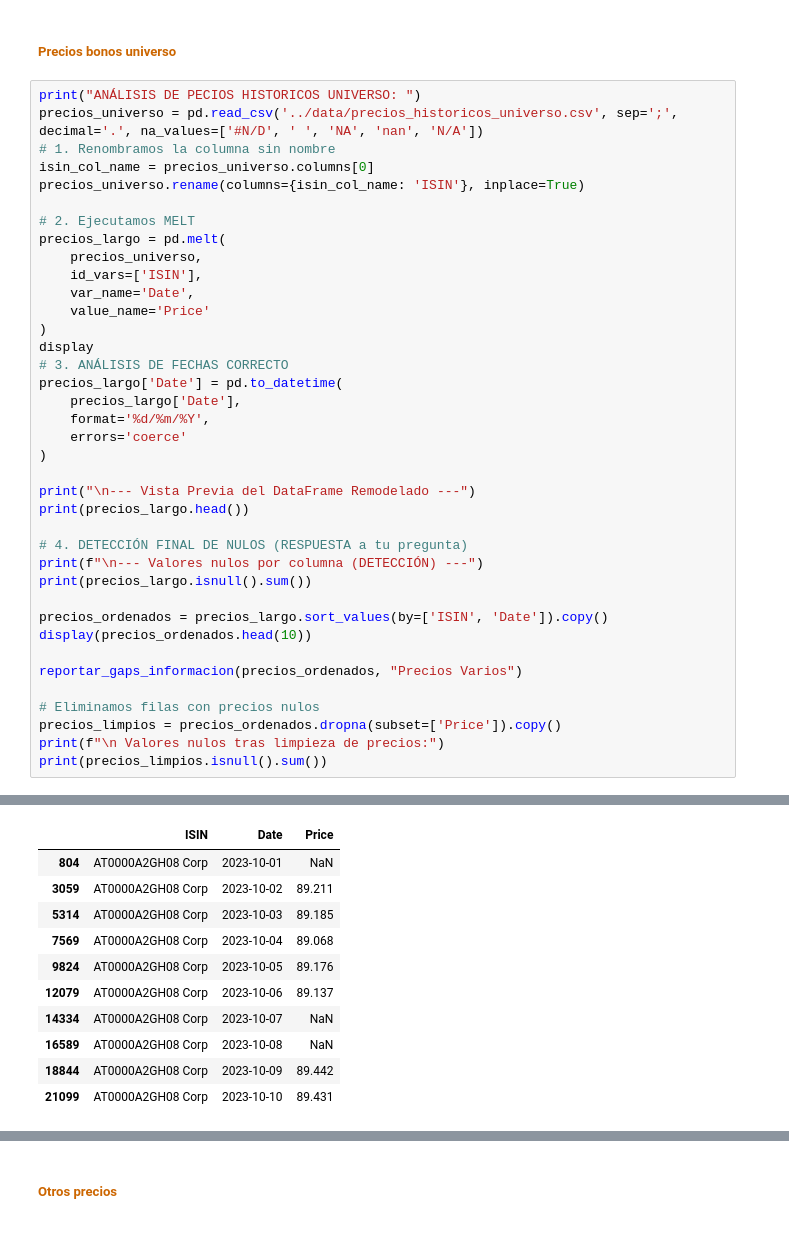
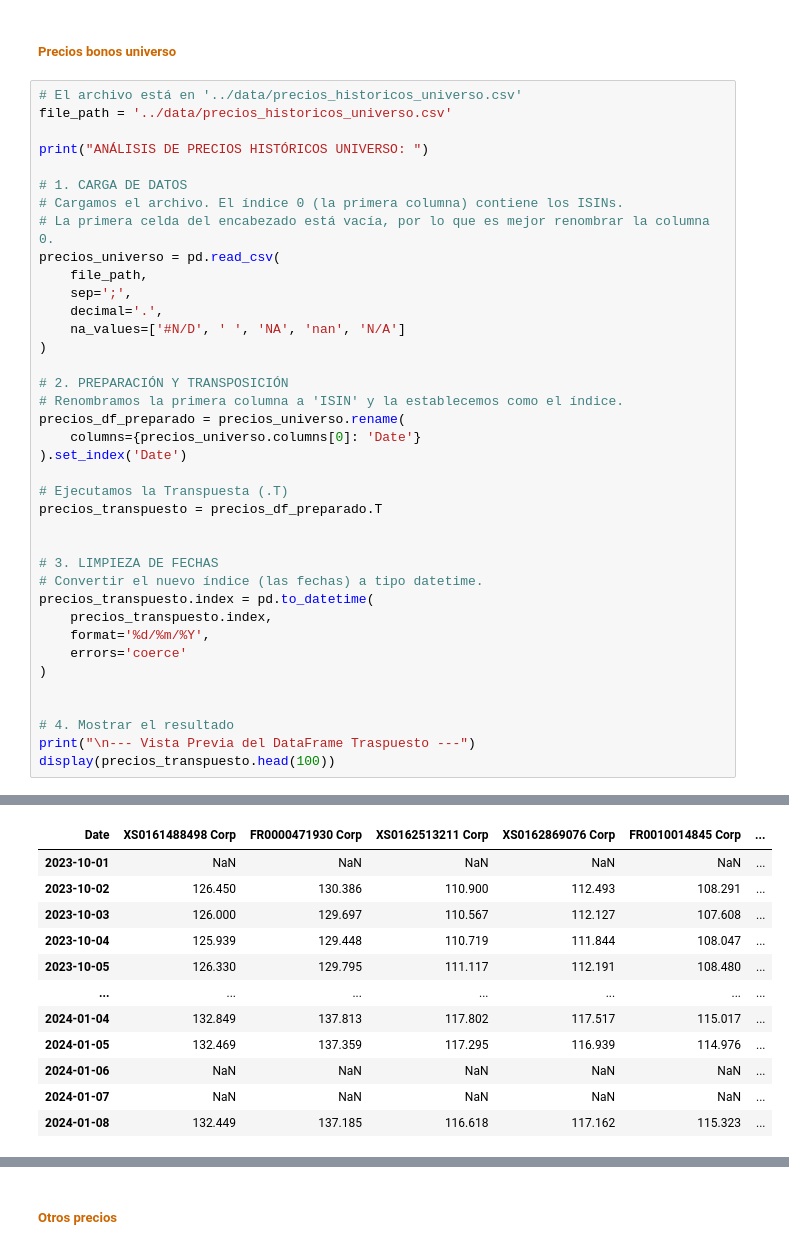
Before and after one commit to Romequinco/TAREA_RENTA_FIJA_1, a Jupyter notebook: src/TallerRF_AnálisisCartera_Enunciado_Josep.ipynb, the cells around one changed output, grey strips where cells are left out. Saved outputs shown, nothing was run; the diff lists cells and outputs as text.

```diff
--- a/src/TallerRF_AnálisisCartera_Enunciado_Josep.ipynb
+++ b/src/TallerRF_AnálisisCartera_Enunciado_Josep.ipynb
@@ -953,41 +953,41 @@ En esta sección, analizamos el resto de ficheros para ver qué información ten
 # %% [markdown]
 ##### <font color=#CC6600>Precios bonos universo</font>
 # %%
-print("ANÁLISIS DE PECIOS HISTORICOS UNIVERSO: ")
-precios_universo = pd.read_csv('../data/precios_historicos_universo.csv', sep=';', decimal='.', na_values=['#N/D', ' ', 'NA', 'nan', 'N/A'])
-# 1. Renombramos la columna sin nombre
-isin_col_name = precios_universo.columns[0]
-precios_universo.rename(columns={isin_col_name: 'ISIN'}, inplace=True)
+# El archivo está en '../data/precios_historicos_universo.csv'
+file_path = '../data/precios_historicos_universo.csv'
 
-# 2. Ejecutamos MELT
-precios_largo = pd.melt(
-    precios_universo,
-    id_vars=['ISIN'],
-    var_name='Date',
-    value_name='Price'
+print("ANÁLISIS DE PRECIOS HISTÓRICOS UNIVERSO: ")
+
+# 1. CARGA DE DATOS
+# Cargamos el archivo. El índice 0 (la primera columna) contiene los ISINs.
+# La primera celda del encabezado está vacía, por lo que es mejor renombrar la columna 0.
+precios_universo = pd.read_csv(
+    file_path,
+    sep=';',
+    decimal='.',
+    na_values=['#N/D', ' ', 'NA', 'nan', 'N/A']
 )
-display
-# 3. ANÁLISIS DE FECHAS CORRECTO
-precios_largo['Date'] = pd.to_datetime(
-    precios_largo['Date'],
+
+# 2. PREPARACIÓN Y TRANSPOSICIÓN
+# Renombramos la primera columna a 'ISIN' y la establecemos como el índice.
+precios_df_preparado = precios_universo.rename(
+    columns={precios_universo.columns[0]: 'Date'}
+).set_index('Date')
+
+# Ejecutamos la Transpuesta (.T)
+precios_transpuesto = precios_df_preparado.T
+
+
+# 3. LIMPIEZA DE FECHAS
+# Convertir el nuevo índice (las fechas) a tipo datetime.
+precios_transpuesto.index = pd.to_datetime(
+    precios_transpuesto.index,
     format='%d/%m/%Y',
     errors='coerce'
 )
 
-print("\n--- Vista Previa del DataFrame Remodelado ---")
-print(precios_largo.head())
 
-# 4. DETECCIÓN FINAL DE NULOS (RESPUESTA a tu pregunta)
-print(f"\n--- Valores nulos por columna (DETECCIÓN) ---")
-print(precios_largo.isnull().sum())
-
-precios_ordenados = precios_largo.sort_values(by=['ISIN', 'Date']).copy()
-display(precios_ordenados.head(10))
-
-reportar_gaps_informacion(precios_ordenados, "Precios Varios")
-
-# Eliminamos filas con precios nulos
-precios_limpios = precios_ordenados.dropna(subset=['Price']).copy()
-print(f"\n Valores nulos tras limpieza de precios:")
-print(precios_limpios.isnull().sum())
+# 4. Mostrar el resultado
+print("\n--- Vista Previa del DataFrame Traspuesto ---")
+display(precios_transpuesto.head(100))
 # %% [output]
@@ -1009,11 +997,12 @@ dtype: int64
-|  | ISIN | Date | Price |
-| 804 | AT0000A2GH08 Corp | 2023-10-01 | NaN |
-| 3059 | AT0000A2GH08 Corp | 2023-10-02 | 89.211 |
-| 5314 | AT0000A2GH08 Corp | 2023-10-03 | 89.185 |
-| 7569 | AT0000A2GH08 Corp | 2023-10-04 | 89.068 |
-| 9824 | AT0000A2GH08 Corp | 2023-10-05 | 89.176 |
-| 12079 | AT0000A2GH08 Corp | 2023-10-06 | 89.137 |
-| 14334 | AT0000A2GH08 Corp | 2023-10-07 | NaN |
-| 16589 | AT0000A2GH08 Corp | 2023-10-08 | NaN |
-| 18844 | AT0000A2GH08 Corp | 2023-10-09 | 89.442 |
-| 21099 | AT0000A2GH08 Corp | 2023-10-10 | 89.431 |
+| Date | XS0161488498 Corp | FR0000471930 Corp | XS0162513211 Corp | XS0162869076 Corp | FR0010014845 Corp | ... |
+| 2023-10-01 | NaN | NaN | NaN | NaN | NaN | ... |
+| 2023-10-02 | 126.450 | 130.386 | 110.900 | 112.493 | 108.291 | ... |
+| 2023-10-03 | 126.000 | 129.697 | 110.567 | 112.127 | 107.608 | ... |
+| 2023-10-04 | 125.939 | 129.448 | 110.719 | 111.844 | 108.047 | ... |
+| 2023-10-05 | 126.330 | 129.795 | 111.117 | 112.191 | 108.480 | ... |
+| ... | ... | ... | ... | ... | ... | ... |
+| 2024-01-04 | 132.849 | 137.813 | 117.802 | 117.517 | 115.017 | ... |
+| 2024-01-05 | 132.469 | 137.359 | 117.295 | 116.939 | 114.976 | ... |
+| 2024-01-06 | NaN | NaN | NaN | NaN | NaN | ... |
+| 2024-01-07 | NaN | NaN | NaN | NaN | NaN | ... |
+| 2024-01-08 | 132.449 | 137.185 | 116.618 | 117.162 | 115.323 | ... |
```
Also changed, not shown: parts of 3 cells of this notebook.
